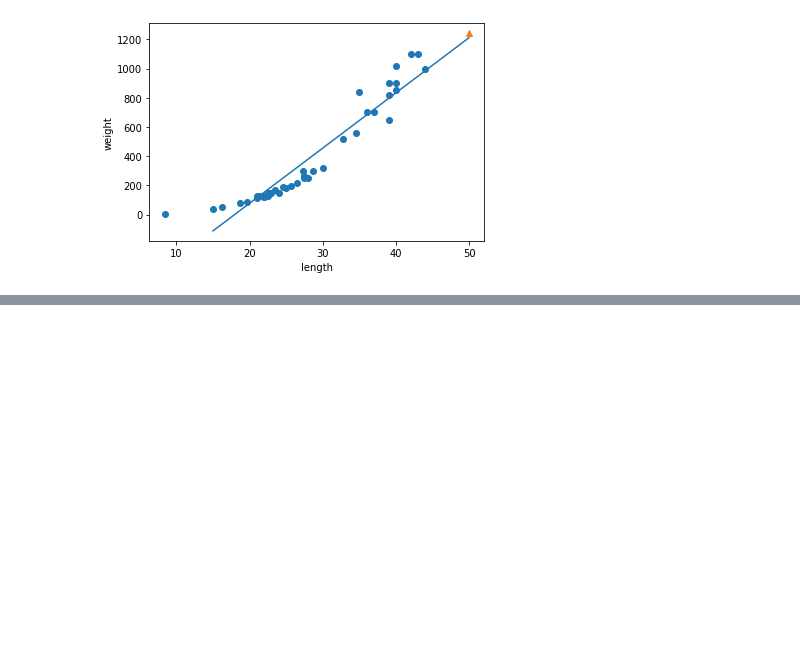
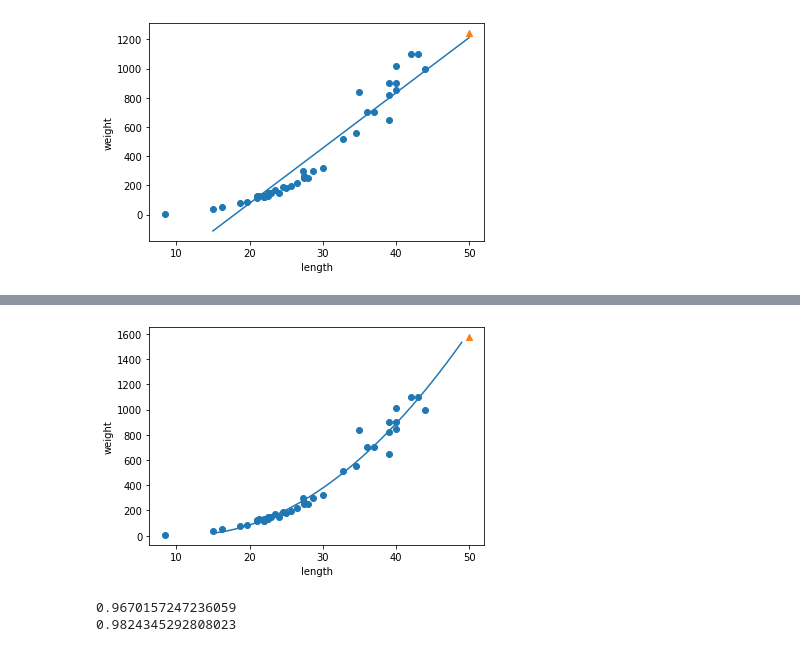
Before and after one commit to jinseriouspark/Today_I_Learned, a Jupyter notebook: book/mg_mldl/[5_21]_3_2_선형회귀_211225.ipynb, the cells around one changed output, grey strips where cells are left out. Saved outputs shown, nothing was run; the diff lists cells and outputs as text; code cells hidden in the pictures; blank space fills up the shorter version.

```diff
--- a/book/mg_mldl/[5_21]_3_2_선형회귀_211225.ipynb
+++ b/book/mg_mldl/[5_21]_3_2_선형회귀_211225.ipynb
@@ -121,0 +128,5 @@ print(lr.score(X_train, y_train))
+# %%
+train_poly = np.column_stack((X_train ** 2, X_train))
+test_poly = np.column_stack((X_test ** 2, X_test))
+
+print(train_poly.shape, test_poly.shape)
@@ -121,0 +135,4 @@ print(lr.score(X_train, y_train))
+# %%
+lr = LinearRegression()
+lr.fit(train_poly, y_train)
+print(lr.predict([[50 ** 2, 50]]))
@@ -121,0 +177,16 @@ print(lr.score(X_train, y_train))
+# %%
+point = np.arange(15, 50)
+plt.scatter(X_train, y_train)
+plt.plot(point, lr.coef_[0] * (point**2) + lr.coef_[1] * point + lr.intercept_)
+plt.scatter(50, 1574, marker = '^')
+plt.xlabel('length')
+plt.ylabel('weight')
+plt.show()
+# %% [output]
+[figure, added]
+# %%
+print(lr.score(train_poly, y_train))
+print(lr.score(test_poly, y_test))
+# %% [output]
+0.9670157247236059
+0.9824345292808023
```
Also changed, not shown: parts of 9 cells of this notebook.
